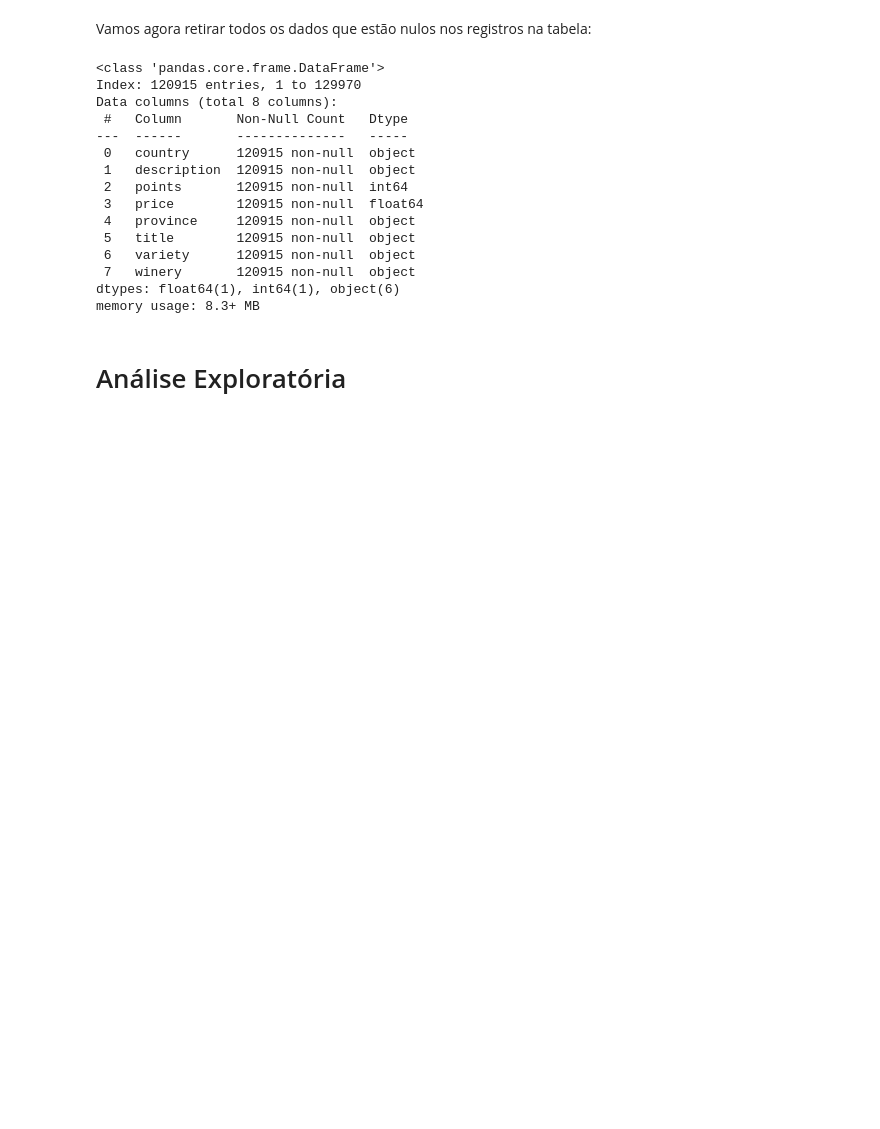
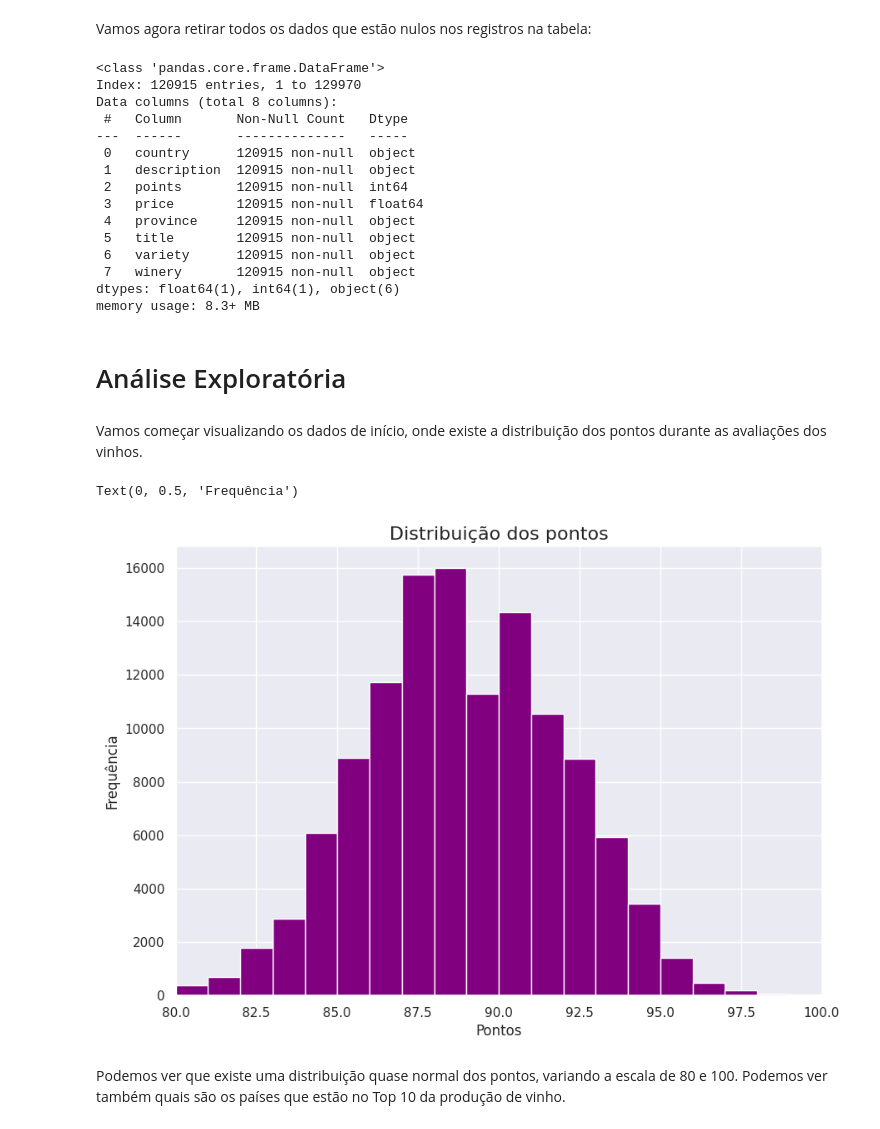
Before and after one commit to FTCLuis/Mineracao-de-Dados, a Jupyter notebook: Luis_Felipe_Laudacio.ipynb, the cells around one changed output. Drawn from its saved outputs; the diff is of its cells as text; code cells hidden in the pictures; blank space fills up the shorter version.

```diff
--- a/Luis_Felipe_Laudacio.ipynb
+++ b/Luis_Felipe_Laudacio.ipynb
@@ -216,3 +216,19 @@ dtypes: float64(1), int64(1), object(6)
 memory usage: 8.3+ MB
 # %% [markdown]
 # Análise Exploratória
+# %% [markdown]
+Vamos começar visualizando os dados de início, onde existe a distribuição dos pontos durante as avaliações dos vinhos.
+# %%
+plt.figure(figsize=(10, 7))
+plt.hist(df1['points'],
+         bins=np.arange(80, df1['points'].max()+1, 1),
+         color='purple')
+plt.xlim(80,100)
+plt.title('Distribuição dos pontos', fontsize=16)
+plt.xlabel('Pontos')
+plt.ylabel('Frequência')
+# %% [output]
+Text(0, 0.5, 'Frequência')
+[figure, added]
+# %% [markdown]
+Podemos ver que existe uma distribuição quase normal dos pontos, variando a escala de 80 e 100. Podemos ver também quais são os países que estão no Top 10 da produção de vinho.
```
Also changed, not shown: parts of 30 cells of this notebook.
